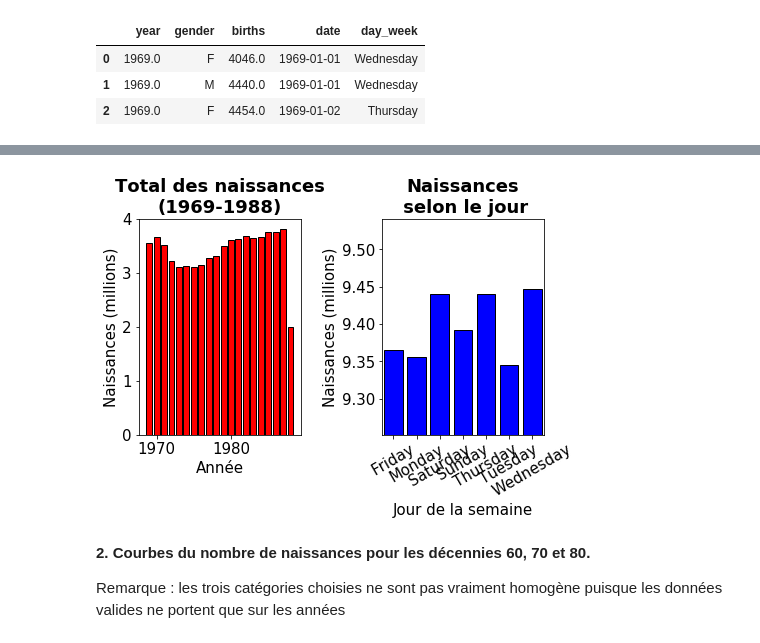
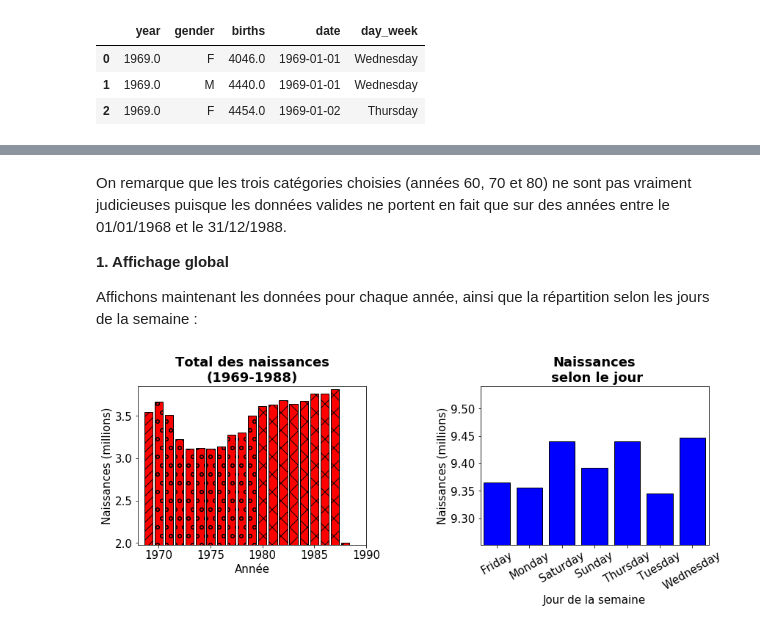
Before and after one commit to SmellyArmure/04-Jupyter, a Jupyter notebook: Exo-CartesVoeux/Exo-CartesVoeux.ipynb, the cells around one changed output, grey strips where cells are left out. Saved outputs shown, nothing was run; the diff lists cells and outputs as text; code cells hidden in the pictures.

Commit message:
Suite de la finalisation : amélioration des graphes + cmomentaires

```diff
--- a/Exo-CartesVoeux/Exo-CartesVoeux.ipynb
+++ b/Exo-CartesVoeux/Exo-CartesVoeux.ipynb
@@ -153,45 +170,57 @@ __1. Pré-visualisation globale__
+# %% [markdown]
+On remarque que les trois catégories choisies (années 60, 70 et 80) ne sont pas vraiment judicieuses puisque les données valides ne portent en fait que sur des années entre le 01/01/1968 et le 31/12/1988.
+
+__1. Affichage global__
+
+Affichons maintenant les données pour chaque année, ainsi que la répartition selon les jours de la semaine :
 # %%
-fig = plt.figure(figsize=(15,3))
+fig = plt.figure(figsize=(18,3))
 plt.rcParams.update({'font.size': 15})
 plt.grid(color='grey', linestyle='dotted')
 
 # Pré-visualisation des données en fonction des années
 
+plot1 = plt.subplot(1, 2, 1)
+
 birth_pt1 = birth_df3.pivot_table('births', index = 'year', aggfunc = "sum")
-x1 = np.array(birth_pt1.index)
+x1 = list(birth_pt1.index) # np.array(birth_pt1.index)
 y1 = np.array(birth_pt1.births.values)
+x1_1 = x1[0:x1.index(1970)]
+y1_1 = y1[0:x1.index(1970)]
+x1_2 = x1[x1.index(1970):x1.index(1980)]
+y1_2 = y1[x1.index(1970):x1.index(1980)]
+x1_3 = x1[x1.index(1980):]
+y1_3 = y1[x1.index(1980):]
 y1_min = np.min(y1)*0.99/1e6
 y1_max = np.max(y1)*1.01/1e6
-plot1 = plt.subplot(1, 3, 1)
-plot1.bar(x1, y1/1e6, color = 'red', edgecolor='k')
-plt.title("Total des naissances\n(1969-1988)",fontweight="bold")
-ax1 = plt.xlabel("Année")
+
+plot1.bar(x1_1, y1_1/1e6, color = 'red', edgecolor='k', hatch='//')
+plot1.bar(x1_2, y1_2/1e6, color = 'red', edgecolor='k', hatch='o')
+plot1.bar(x1_3, y1_3/1e6, color = 'red', edgecolor='k', hatch='x')
+ax1 = plt.title("Total des naissances\n(1969-1988)",fontweight="bold")
+plt.xlabel("Année")
 plt.ylabel("Naissances (millions)")
-#plt.axis(1969 ,1680 , y1_min, y1_max])
+plt.axis([1968 ,1990 , y1_min, y1_max])
 
 # Valeur absolue globale du nombre de naissances pour chaque jour de la semaine
+
+plot2 = plt.subplot(1, 2, 2)
 
 x2 = range(len(y2))
 y2 = birth_pt.iloc[0].values + birth_pt.iloc[1].values + birth_pt.iloc[2].values
 ind = birth_pt.iloc[0].index
 y2_min = np.min(y2)*0.99/1e6
 y2_max = np.max(y2)*1.01/1e6
-plot2 = plt.subplot(1, 3, 2)
+
 plot2.bar(x2, y2/1e6, color = 'blue', edgecolor='k', label='naissances' )
-plt.title("Naissances\n selon le jour",fontweight="bold")
-ax2 = plt.xlabel("Jour de la semaine")
+ax2 = plt.title("Naissances\n selon le jour",fontweight="bold")
+plt.xlabel("Jour de la semaine")
 plt.ylabel("Naissances (millions)")
 plt.axis([-0.5, 6.5, y2_min, y2_max])
 plt.xticks(range(7), ind, rotation=30)
 
 plt.gcf().subplots_adjust(left = 0.1, bottom = 0.2, right = 0.7, top = 1.2, wspace = 0.5, hspace = 0.2)
 
 plt.show()
-
-# gestion des marges
 # %% [output]
-[figure, old version]
+[figure, new version]
-# %% [markdown]
-__2. Courbes du nombre de naissances pour les décennies 60, 70 et 80.__
-
-Remarque : les trois catégories choisies ne sont pas vraiment homogène puisque les données valides ne portent que sur les années
```
Also changed, not shown: parts of 11 cells of this notebook.
